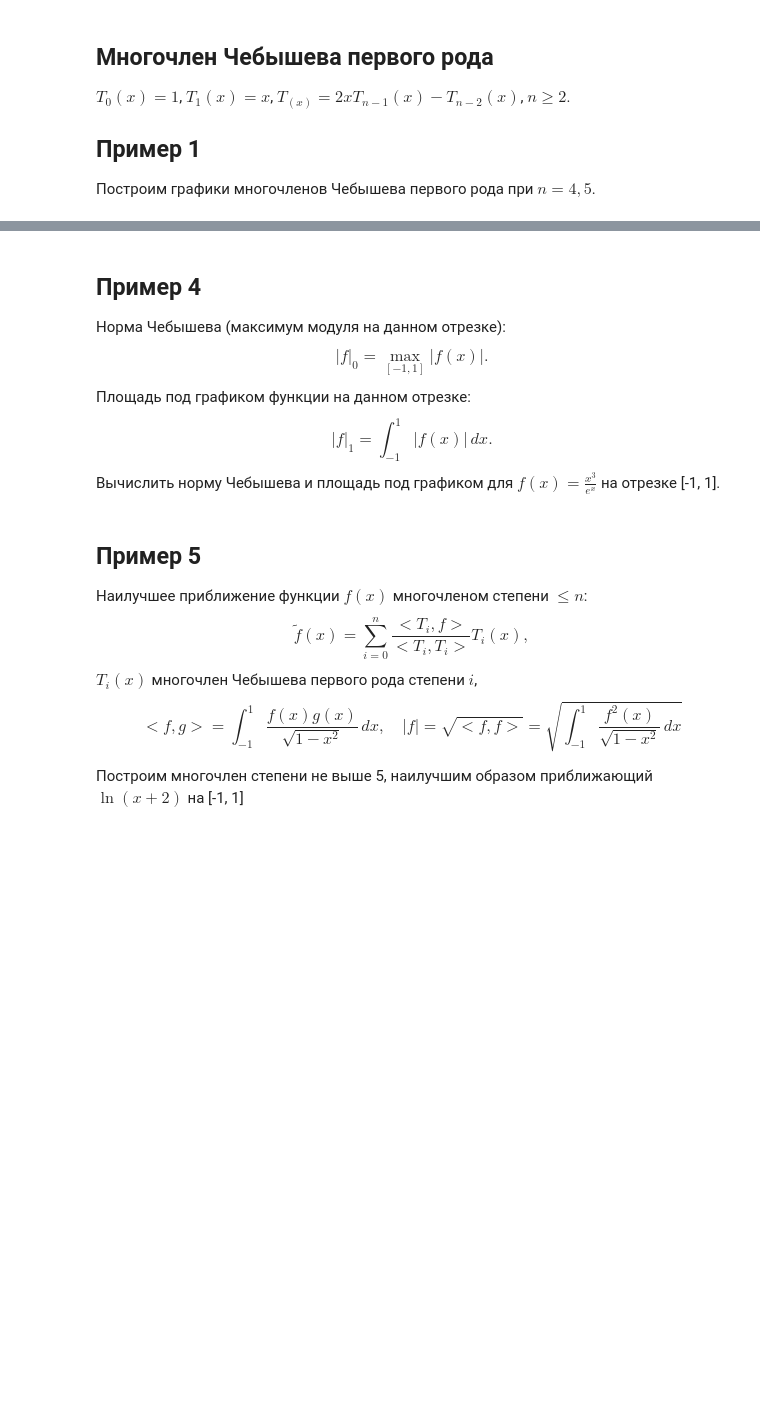
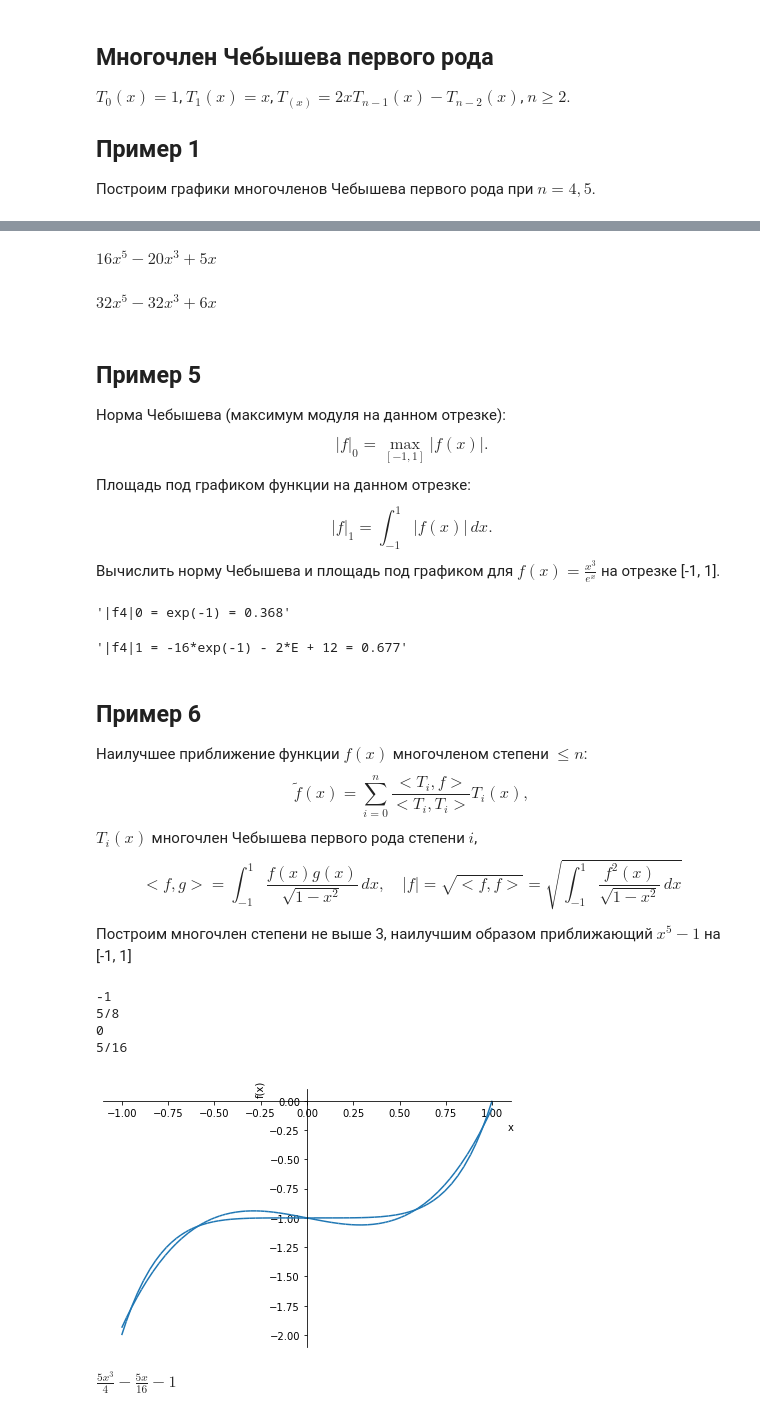
Before and after one commit to GalinaZh/Appl_alg2021, a Jupyter notebook: Applied_Alg_sem_7_Interpolation.ipynb, the cells around one changed output, grey strips where cells are left out. Saved outputs shown, nothing was run; the diff lists cells and outputs as text; code cells hidden in the pictures; blank space fills up the shorter version.

```diff
--- a/Applied_Alg_sem_7_Interpolation.ipynb
+++ b/Applied_Alg_sem_7_Interpolation.ipynb
@@ -74,5 +118,10 @@ $$
+# %%
+display(chebyshevt(5, x), chebyshevu(5, x))
+# %% [output]
+$\displaystyle 16 x^{5} - 20 x^{3} + 5 x$
+$\displaystyle 32 x^{5} - 32 x^{3} + 6 x$
 # %% [markdown]
-## Пример 4
+## Пример 5
 Норма Чебышева (максимум модуля на данном отрезке):
 $$
 |f|_0 = \max_{[-1, 1]}|f(x)|.
@@ -82,8 +131,21 @@ $$
 |f|_1 = \int_{-1}^1|f(x)|\,dx.
 $$
 Вычислить норму Чебышева и площадь под графиком для $f(x) = \frac{x^3}{e^x}$ на отрезке [-1, 1].
+# %%
+x = S('x')
+
+def f5(x):
+  return x**3/sympy.exp(x)
+
+f5_norm0 = sympy.calculus.util.maximum(f5(x), x, domain=sympy.Interval(-1, 1))
+f5_norm1 = sympy.Abs(f5(x)).integrate((x, -1, 1))
+display('|f4|0 = {0} = {1}'.format(f5_norm0, round(f5_norm0, 3)),
+        '|f4|1 = {0} = {1}'.format(f5_norm1, round(f5_norm1, 3)))
+# %% [output]
+'|f4|0 = exp(-1) = 0.368'
+'|f4|1 = -16*exp(-1) - 2*E + 12 = 0.677'
 # %% [markdown]
-## Пример 5
+## Пример 6
 Наилучшее приближение функции $f(x)$ многочленом степени $\le n$:
 $$
 \tilde{f}(x) = \sum_{i=0}^n \frac{<T_i, f>}{<T_i, T_i>}T_i(x),
@@ -94,4 +156,30 @@ $$
 |f| = \sqrt{<f, f>} = \sqrt{\int_{-1}^1 \frac{f^2(x)}{\sqrt{1 - x^2}}\,dx}
 $$
 
-Построим многочлен степени не выше 5, наилучшим образом приближающий $\ln(x + 2)$ на [-1, 1]
+Построим многочлен степени не выше 3, наилучшим образом приближающий $x^5 - 1$ на [-1, 1]
+# %%
+x = S('x')
+def f6(x):
+    return x**5 - 1
+
+def dot_prod_cheb(f, g, x):
+    return (f*g/sympy.sqrt(1 - x**2)).integrate((x, -1, 1))
+
+def f_cheb(f, n, x):
+    res = 0
+    for k in range(n + 1):
+        cheb_k = chebyshevt(k, x)
+        coef = dot_prod_cheb(cheb_k, f, x)/dot_prod_cheb(cheb_k, cheb_k, x)
+        print(coef)
+        res += coef*cheb_k
+    return res
+res6 = f_cheb(f6(x), 3, x)
+sympy.plot((res6, (x, -1, 1)), (f6(x), (x, -1, 1)))
+display(res6)
+# %% [output]
+-1
+5/8
+0
+5/16
+[figure, added]
+$\displaystyle \frac{5 x^{3}}{4} - \frac{5 x}{16} - 1$
```
Also changed, not shown: parts of 21 cells of this notebook.
